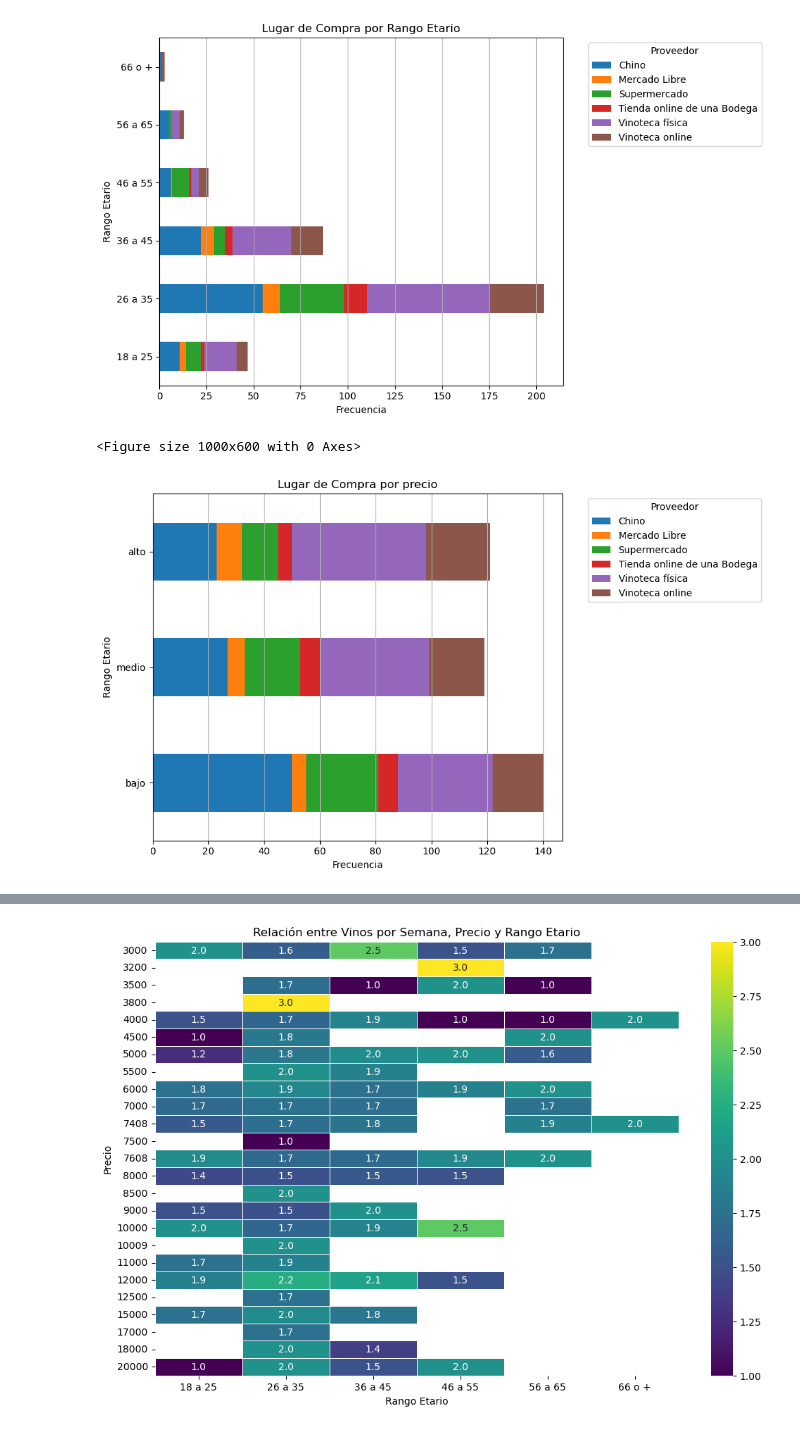
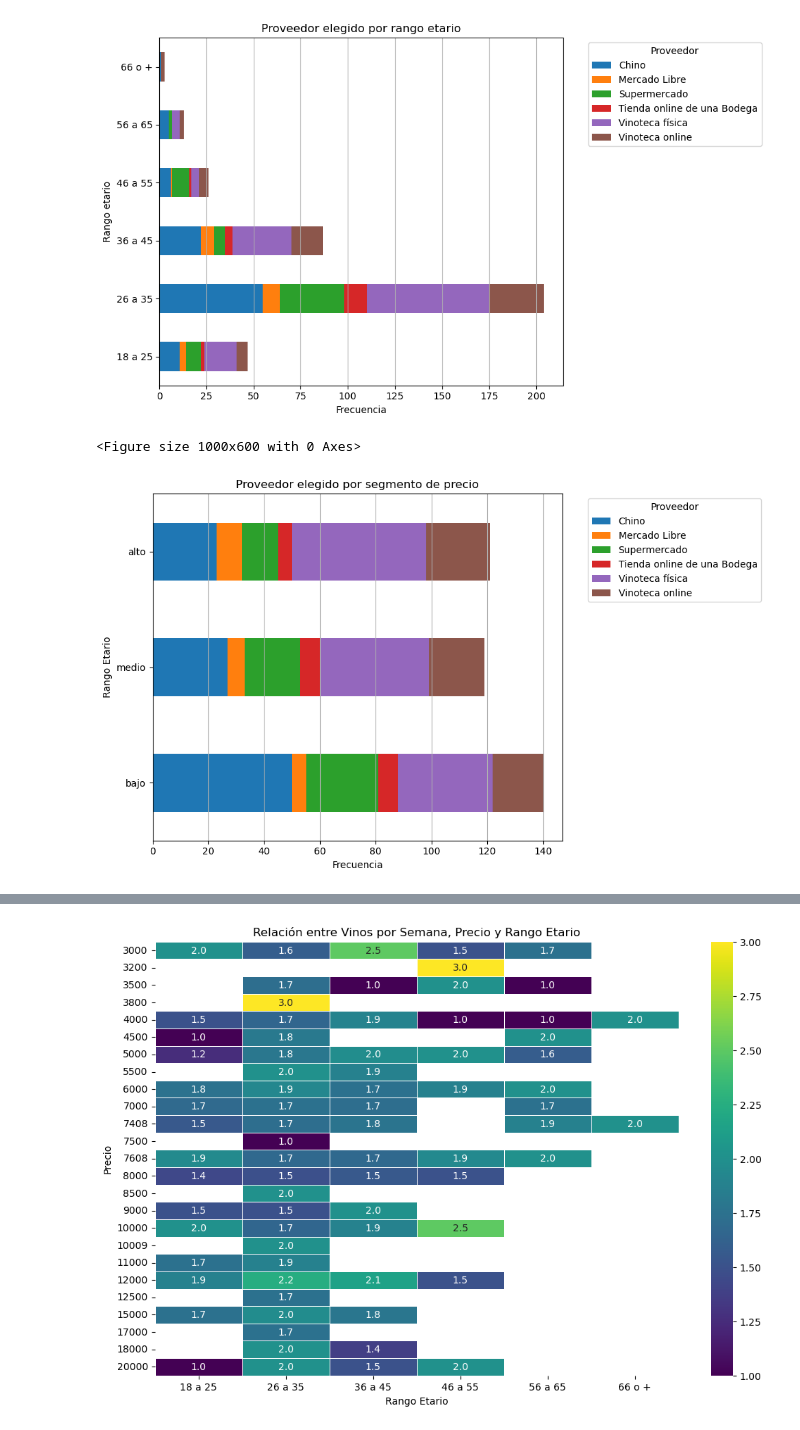
Before and after one commit to marianoparada/DataScience, a Jupyter notebook: Analisis encuesta vinos.ipynb, the cells around one changed output, grey strips where cells are left out. Saved outputs shown, nothing was run; the diff lists cells and outputs as text; code cells hidden in the pictures.

```diff
--- a/Analisis encuesta vinos.ipynb
+++ b/Analisis encuesta vinos.ipynb
@@ -322,32 +326,32 @@ plt.show()
 # %%
 # Calcular los percentiles del precio por tercios
 percentiles = df['precio_numerico'].quantile([0.33, 0.66])
 
 # Definir los límites de los intervalos
 cut_labels = ['bajo', 'medio', 'alto']
 cut_bins = [float('-inf'), percentiles.iloc[0], percentiles.iloc[1], float('inf')]
 
 # Crear la nueva columna categorizando los precios
 df['precio_categoria'] = pd.cut(df['precio_numerico'], bins=cut_bins, labels=cut_labels, include_lowest=True)
 
 # Crear una tabla de contingencia para Rango Etario y Lugar de Compra
 contingency_table = pd.crosstab(df['precio_categoria'], df['proveedor'])
 
 # Graficar la tabla de contingencia como un gráfico de barras apiladas horizontal
 plt.figure(figsize=(10, 6))
 contingency_table.plot(kind='barh', stacked=True, figsize=(10, 6))
 
 # Añadir título y etiquetas de ejes
-plt.title('Lugar de Compra por precio')
+plt.title('Proveedor elegido por segmento de precio')
 plt.xlabel('Frecuencia')
 plt.ylabel('Rango Etario')
 plt.legend(title='Proveedor', bbox_to_anchor=(1.05, 1), loc='upper left')  # Mueve la leyenda fuera del gráfico
 plt.grid(True, axis='x')  # Agrega líneas de la cuadrícula solo en el eje x
 plt.tight_layout()  # Ajusta automáticamente el diseño para evitar superposiciones
 plt.show()
 # %% [output]
 <Figure size 1000x600 with 0 Axes>
-[figure, old version]
+[figure, new version]
 # %%
 # Contar las ocurrencias de cada tipo de vino
 conteo_vinos = df['preferido'].value_counts()
```
Also changed, not shown: parts of 23 cells of this notebook.
